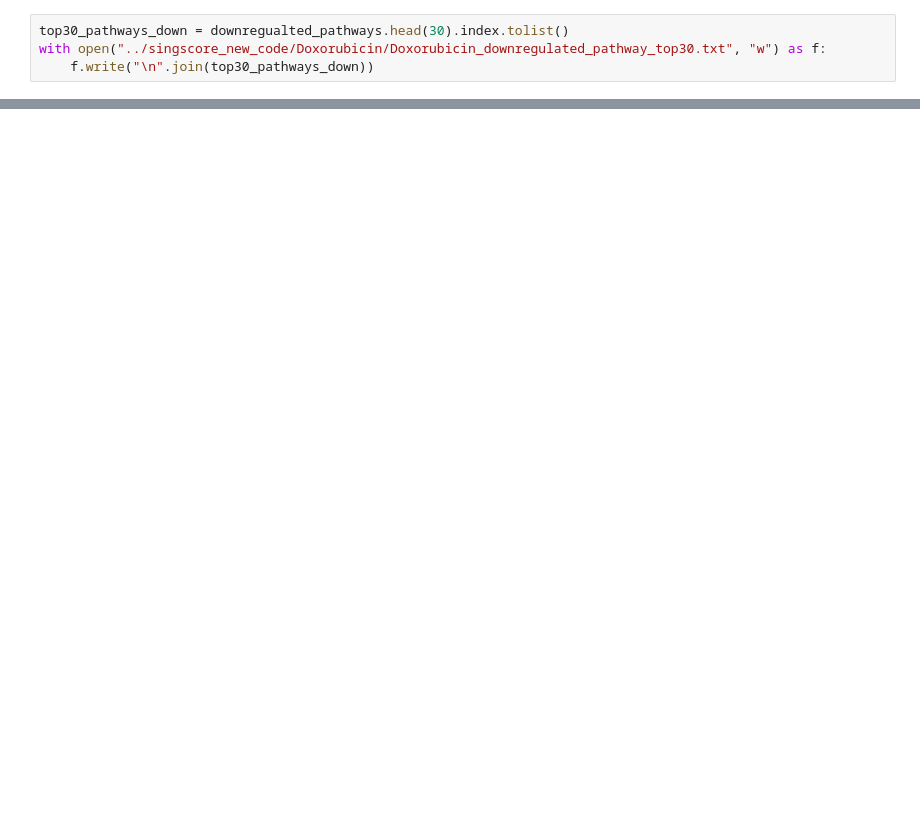
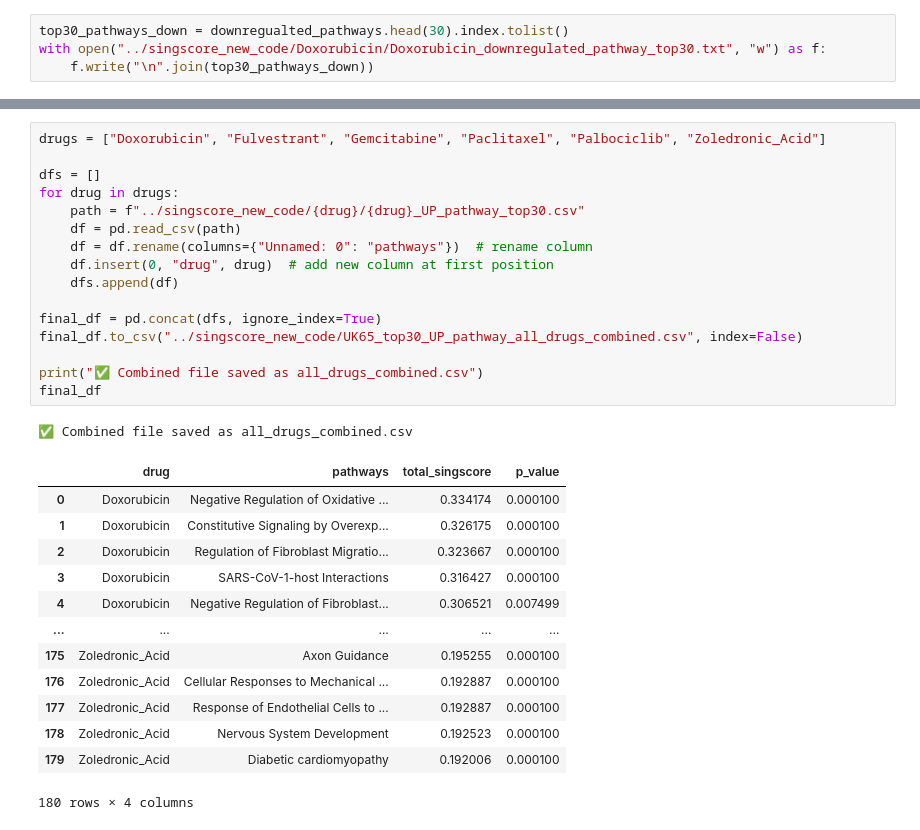
Before and after one commit to J-Nanshi/PySingscore_replicate, a Jupyter notebook: singscore_new_code/Pathway_score_analysis.ipynb, the cells around one changed output, grey strips where cells are left out. Saved outputs shown, nothing was run; the diff lists cells and outputs as text; blank space fills up the shorter version.

```diff
--- a/singscore_new_code/Pathway_score_analysis.ipynb
+++ b/singscore_new_code/Pathway_score_analysis.ipynb
@@ -134,0 +207,31 @@ def Isolation_drug_up_down_pathways(drug):
+# %%
+drugs = ["Doxorubicin", "Fulvestrant", "Gemcitabine", "Paclitaxel", "Palbociclib", "Zoledronic_Acid"]
+
+dfs = []
+for drug in drugs:
+    path = f"../singscore_new_code/{drug}/{drug}_UP_pathway_top30.csv"
+    df = pd.read_csv(path)
+    df = df.rename(columns={"Unnamed: 0": "pathways"})  # rename column
+    df.insert(0, "drug", drug)  # add new column at first position
+    dfs.append(df)
+
+final_df = pd.concat(dfs, ignore_index=True)
+final_df.to_csv("../singscore_new_code/UK65_top30_UP_pathway_all_drugs_combined.csv", index=False)
+
+print("✅ Combined file saved as all_drugs_combined.csv")
+final_df
+# %% [output]
+✅ Combined file saved as all_drugs_combined.csv
+|  | drug | pathways | total_singscore | p_value |
+| 0 | Doxorubicin | Negative Regulation of Oxidative ... | 0.334174 | 0.000100 |
+| 1 | Doxorubicin | Constitutive Signaling by Overexp... | 0.326175 | 0.000100 |
+| 2 | Doxorubicin | Regulation of Fibroblast Migratio... | 0.323667 | 0.000100 |
+| 3 | Doxorubicin | SARS-CoV-1-host Interactions | 0.316427 | 0.000100 |
+| 4 | Doxorubicin | Negative Regulation of Fibroblast... | 0.306521 | 0.007499 |
+| ... | ... | ... | ... | ... |
+| 175 | Zoledronic_Acid | Axon Guidance | 0.195255 | 0.000100 |
+| 176 | Zoledronic_Acid | Cellular Responses to Mechanical ... | 0.192887 | 0.000100 |
+| 177 | Zoledronic_Acid | Response of Endothelial Cells to ... | 0.192887 | 0.000100 |
+| 178 | Zoledronic_Acid | Nervous System Development | 0.192523 | 0.000100 |
+| 179 | Zoledronic_Acid | Diabetic cardiomyopathy | 0.192006 | 0.000100 |
+180 rows × 4 columns
```
Also changed, not shown: parts of 6 cells of this notebook, 39 other files.
